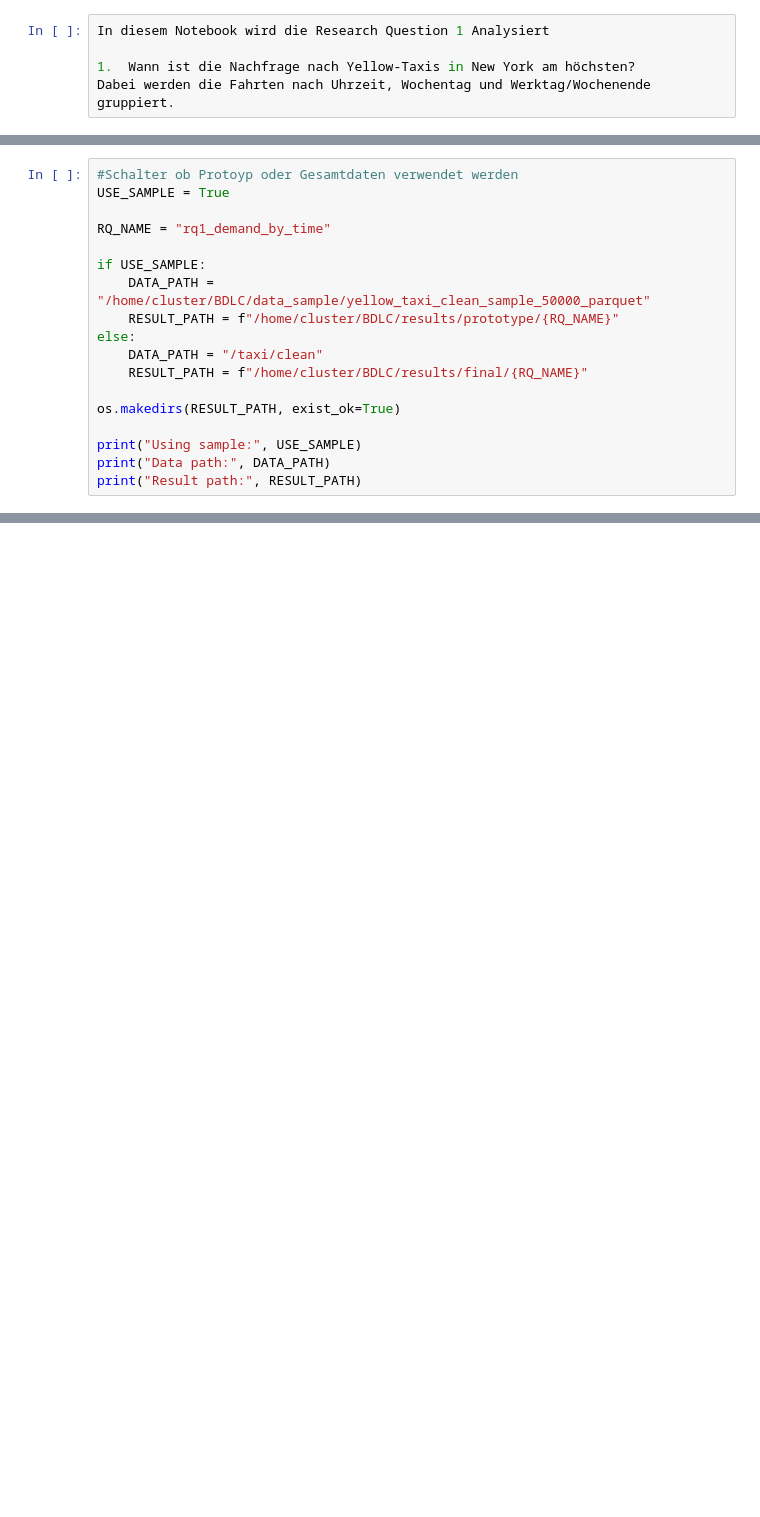
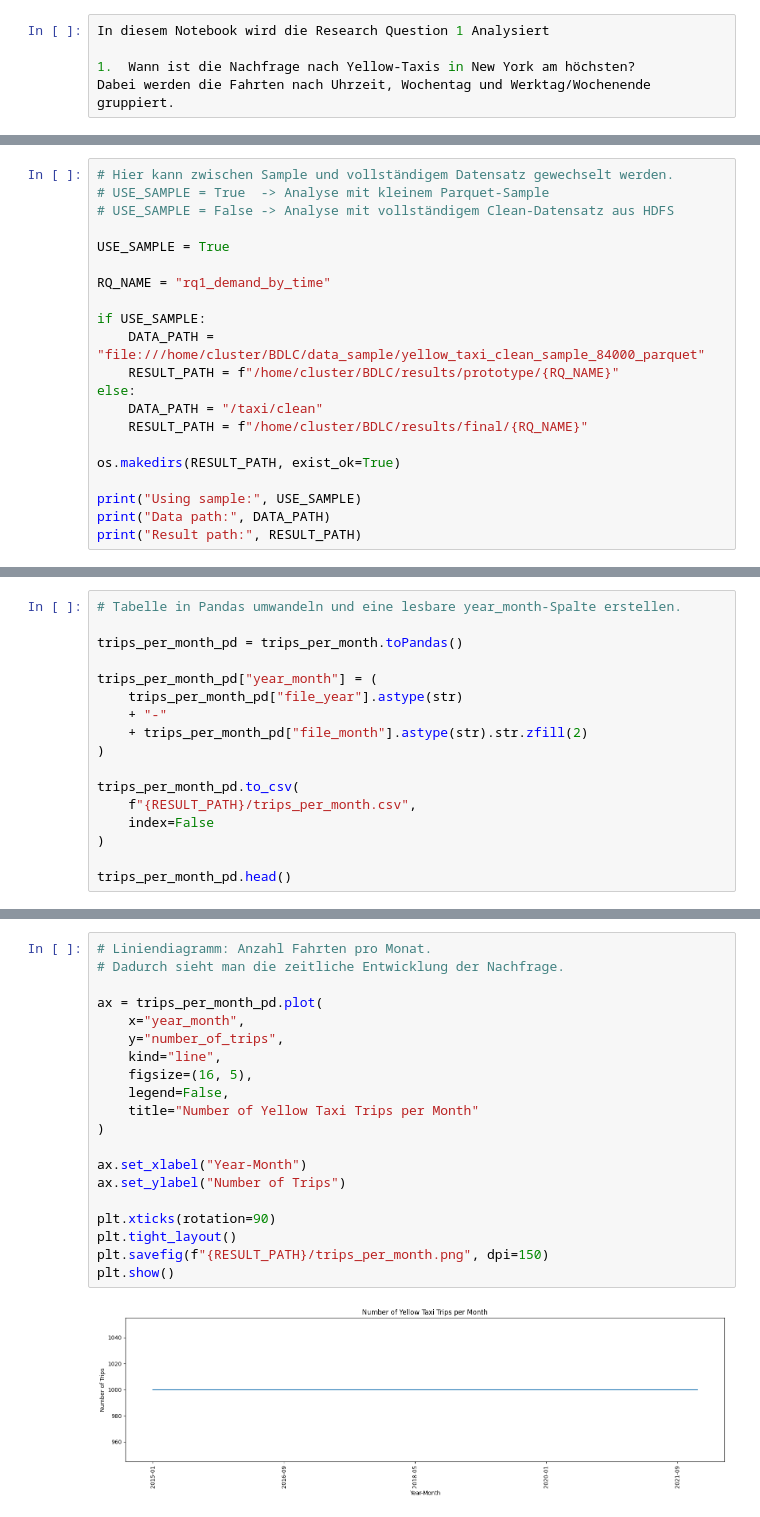
Before and after one commit to PhyPhx/BDLC, a Jupyter notebook: notebooks/04_analysis_main/01_demand_by_time.ipynb, the cells around one changed output, grey strips where cells are left out. Saved outputs shown, nothing was run; the diff lists cells and outputs as text; blank space fills up the shorter version.

Commit message:
Prototyp Analyse RQ1

```diff
--- a/notebooks/04_analysis_main/01_demand_by_time.ipynb
+++ b/notebooks/04_analysis_main/01_demand_by_time.ipynb
@@ -14,11 +20,14 @@ spark = SparkSession.builder \
 # %%
-#Schalter ob Protoyp oder Gesamtdaten verwendet werden
+# Hier kann zwischen Sample und vollständigem Datensatz gewechselt werden.
+# USE_SAMPLE = True  -> Analyse mit kleinem Parquet-Sample
+# USE_SAMPLE = False -> Analyse mit vollständigem Clean-Datensatz aus HDFS
+
 USE_SAMPLE = True
 
 RQ_NAME = "rq1_demand_by_time"
 
 if USE_SAMPLE:
-    DATA_PATH = "/home/cluster/BDLC/data_sample/yellow_taxi_clean_sample_50000_parquet"
+    DATA_PATH = "file:///home/cluster/BDLC/data_sample/yellow_taxi_clean_sample_84000_parquet"
     RESULT_PATH = f"/home/cluster/BDLC/results/prototype/{RQ_NAME}"
 else:
     DATA_PATH = "/taxi/clean"
@@ -36,0 +192,17 @@ print(df.count())
+# %%
+# Tabelle in Pandas umwandeln und eine lesbare year_month-Spalte erstellen.
+
+trips_per_month_pd = trips_per_month.toPandas()
+
+trips_per_month_pd["year_month"] = (
+    trips_per_month_pd["file_year"].astype(str)
+    + "-"
+    + trips_per_month_pd["file_month"].astype(str).str.zfill(2)
+)
+
+trips_per_month_pd.to_csv(
+    f"{RESULT_PATH}/trips_per_month.csv",
+    index=False
+)
+
+trips_per_month_pd.head()
@@ -36,0 +216,22 @@ print(df.count())
+# %%
+# Liniendiagramm: Anzahl Fahrten pro Monat.
+# Dadurch sieht man die zeitliche Entwicklung der Nachfrage.
+
+ax = trips_per_month_pd.plot(
+    x="year_month",
+    y="number_of_trips",
+    kind="line",
+    figsize=(16, 5),
+    legend=False,
+    title="Number of Yellow Taxi Trips per Month"
+)
+
+ax.set_xlabel("Year-Month")
+ax.set_ylabel("Number of Trips")
+
+plt.xticks(rotation=90)
+plt.tight_layout()
+plt.savefig(f"{RESULT_PATH}/trips_per_month.png", dpi=150)
+plt.show()
+# %% [output]
+[figure, added]
```
Also changed, not shown: parts of 36 cells of this notebook, 12 other files.
